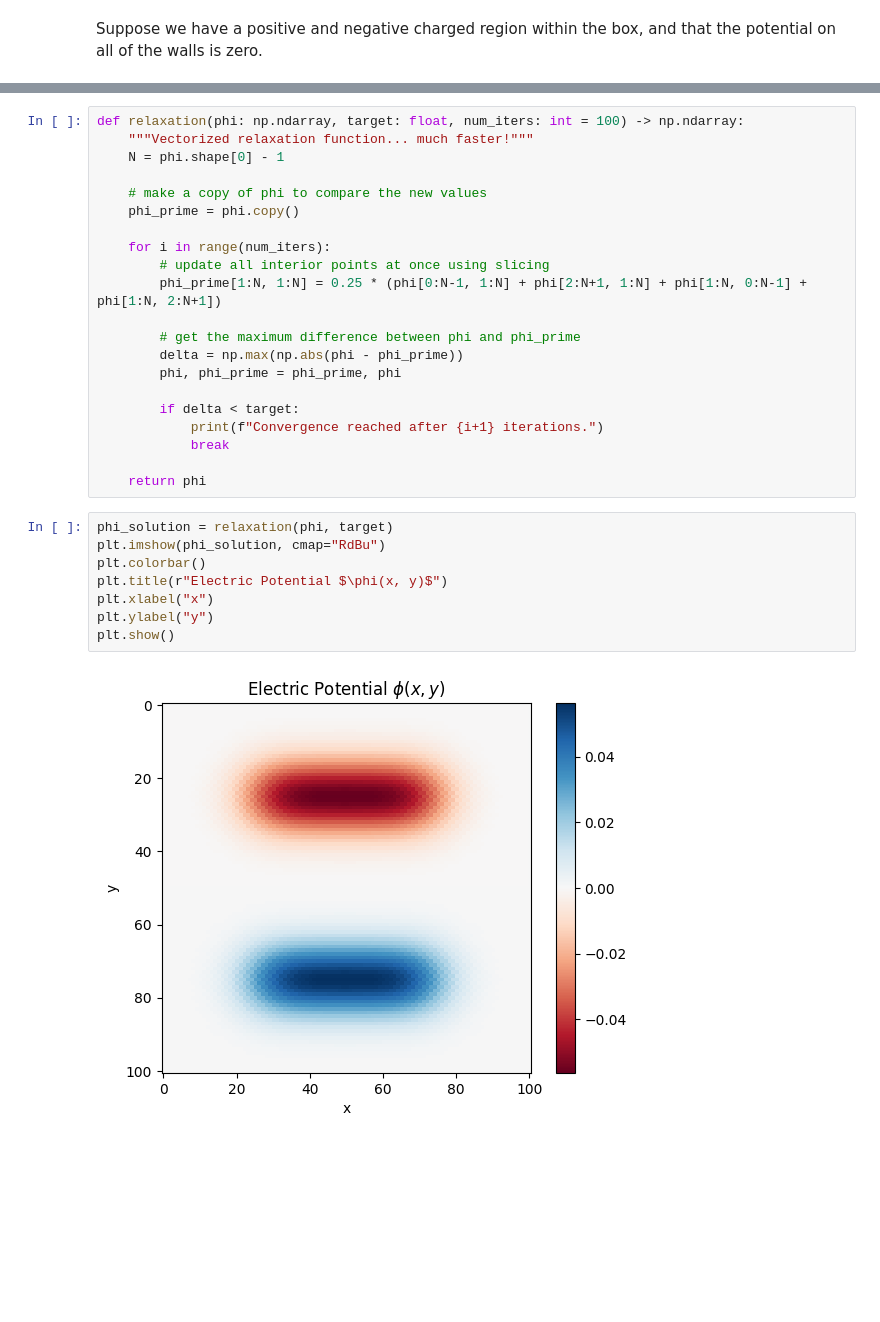
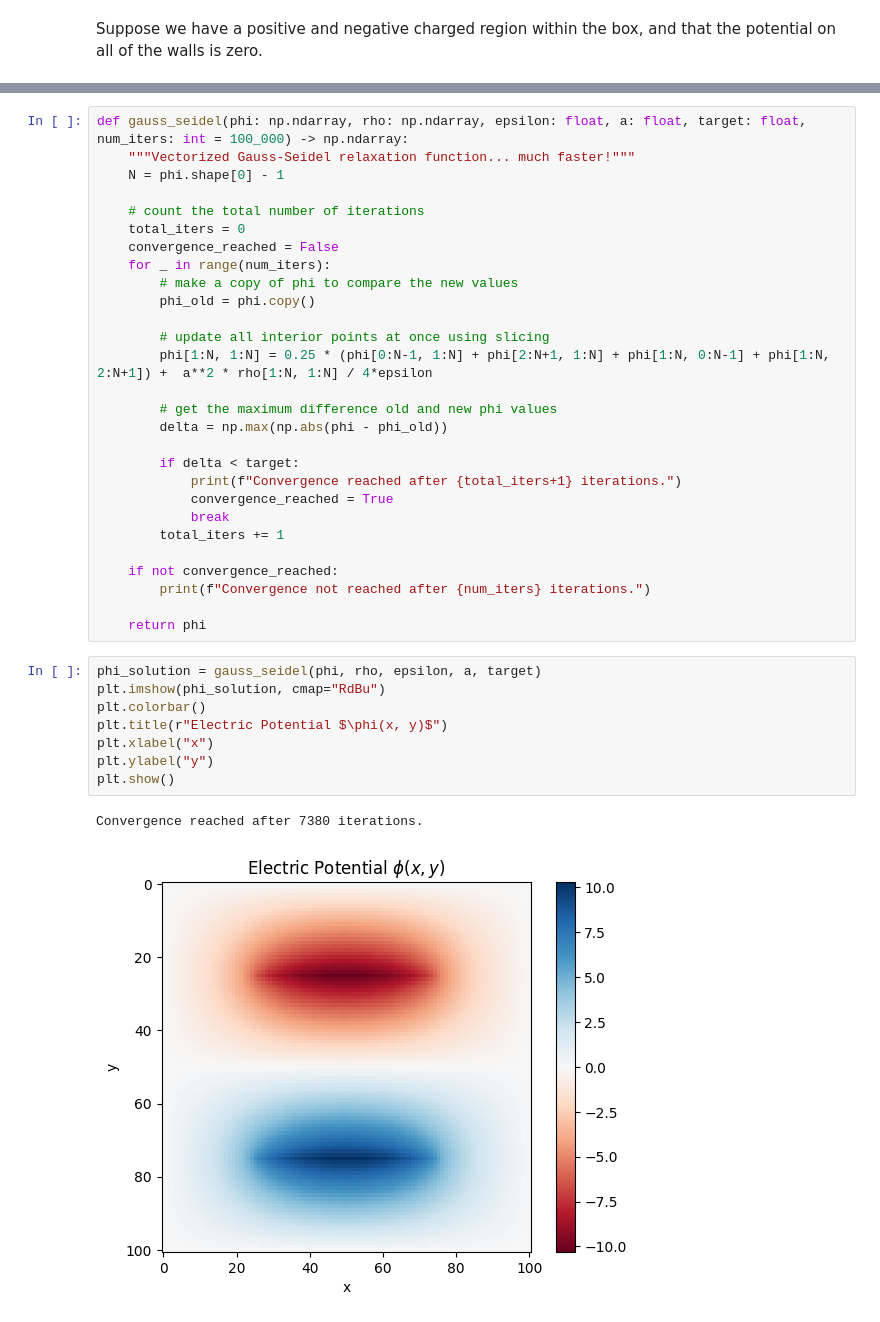
Before and after one commit to mkieffer1107/physics-informed-ml, a Jupyter notebook: mycode/pinns/pde_solving/boundary.ipynb, the cells around one changed output, grey strips where cells are left out. Saved outputs shown, nothing was run; the diff lists cells and outputs as text; blank space fills up the shorter version.

```diff
--- a/mycode/pinns/pde_solving/boundary.ipynb
+++ b/mycode/pinns/pde_solving/boundary.ipynb
@@ -429,33 +432,41 @@ plt.show()
 # %% [output]
 [figure]
 # %%
-def relaxation(phi: np.ndarray, target: float, num_iters: int = 100) -> np.ndarray:
-    """Vectorized relaxation function... much faster!"""
+def gauss_seidel(phi: np.ndarray, rho: np.ndarray, epsilon: float, a: float, target: float, num_iters: int = 100_000) -> np.ndarray:
+    """Vectorized Gauss-Seidel relaxation function... much faster!"""
     N = phi.shape[0] - 1
 
-    # make a copy of phi to compare the new values
-    phi_prime = phi.copy()
+    # count the total number of iterations
+    total_iters = 0
+    convergence_reached = False
+    for _ in range(num_iters):
+        # make a copy of phi to compare the new values
+        phi_old = phi.copy()
 
-    for i in range(num_iters):
         # update all interior points at once using slicing
-        phi_prime[1:N, 1:N] = 0.25 * (phi[0:N-1, 1:N] + phi[2:N+1, 1:N] + phi[1:N, 0:N-1] + phi[1:N, 2:N+1])
+        phi[1:N, 1:N] = 0.25 * (phi[0:N-1, 1:N] + phi[2:N+1, 1:N] + phi[1:N, 0:N-1] + phi[1:N, 2:N+1]) +  a**2 * rho[1:N, 1:N] / 4*epsilon
 
-        # get the maximum difference between phi and phi_prime
-        delta = np.max(np.abs(phi - phi_prime))
-        phi, phi_prime = phi_prime, phi
+        # get the maximum difference old and new phi values
+        delta = np.max(np.abs(phi - phi_old))
 
         if delta < target:
-            print(f"Convergence reached after {i+1} iterations.")
+            print(f"Convergence reached after {total_iters+1} iterations.")
+            convergence_reached = True
             break
+        total_iters += 1
+
+    if not convergence_reached:
+        print(f"Convergence not reached after {num_iters} iterations.")
 
     return phi
 # %%
-phi_solution = relaxation(phi, target)
+phi_solution = gauss_seidel(phi, rho, epsilon, a, target)
 plt.imshow(phi_solution, cmap="RdBu")
 plt.colorbar()
 plt.title(r"Electric Potential $\phi(x, y)$")
 plt.xlabel("x")
 plt.ylabel("y")
 plt.show()
 # %% [output]
+Convergence reached after 7380 iterations.
-[figure, old version]
+[figure, new version]
```
Also changed, not shown: parts of 2 cells of this notebook.
